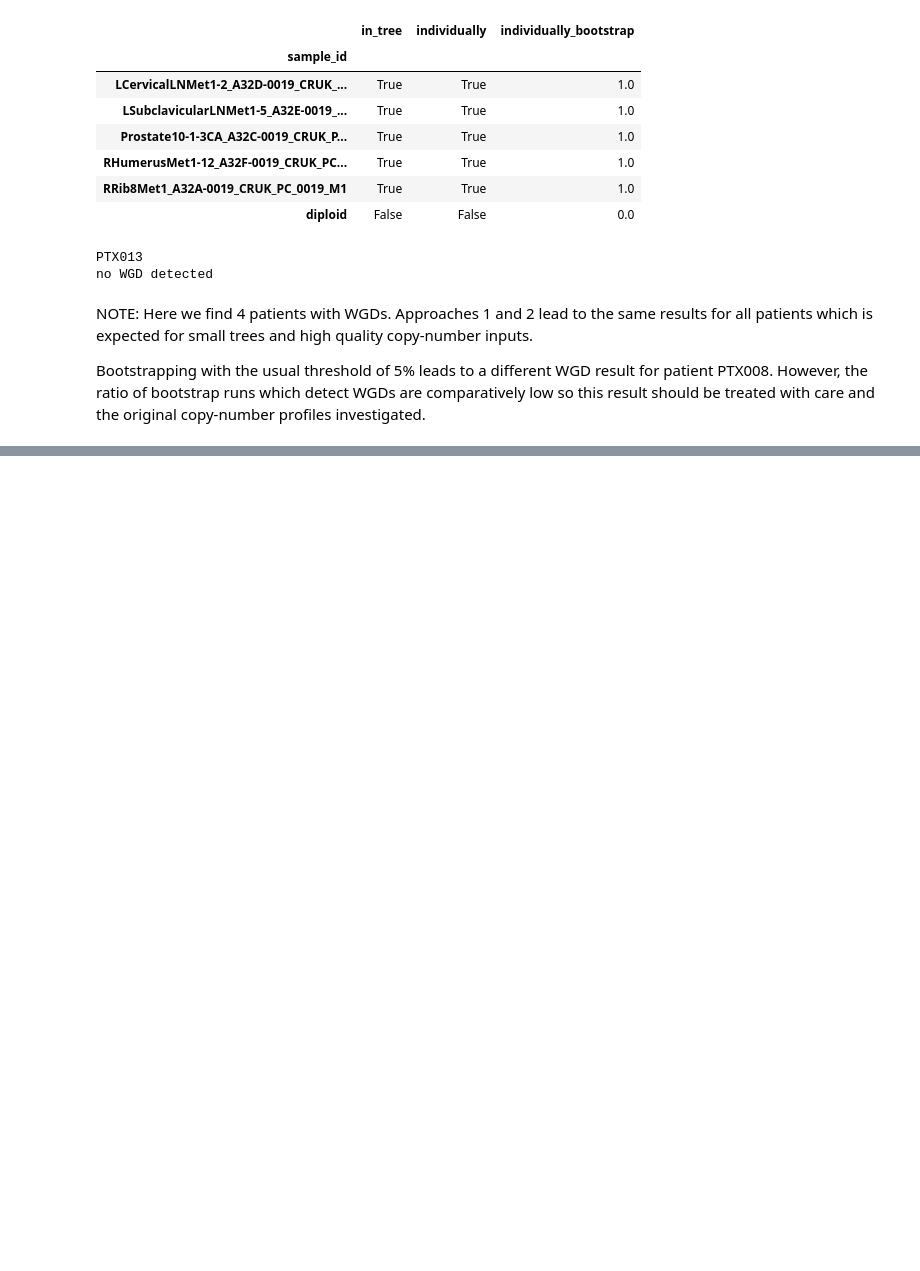
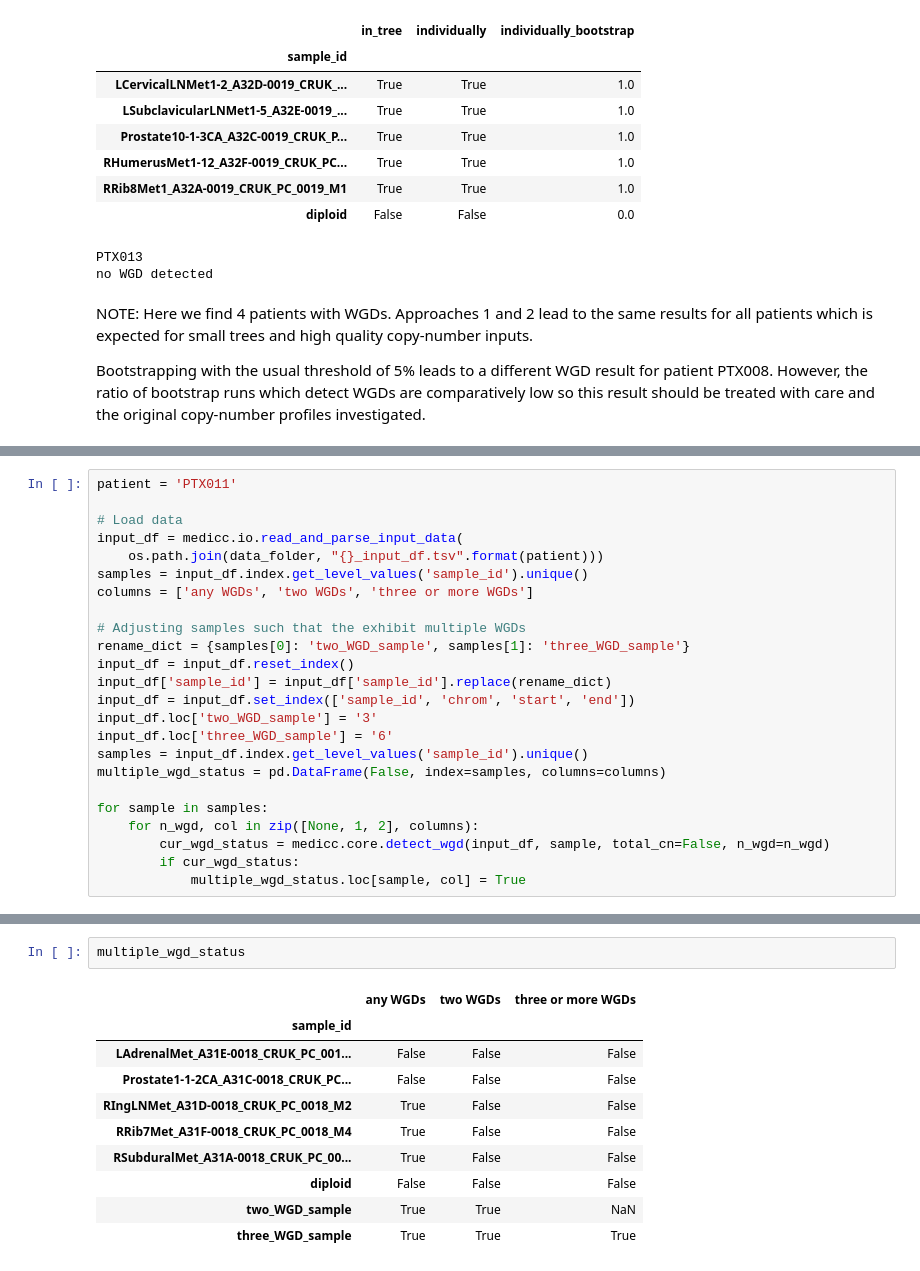
Before and after one commit to ICCB-Cologne/medicc2, a Jupyter notebook: notebooks/WGD_detection.ipynb, the cells around one changed output, grey strips where cells are left out. Cells and saved outputs as stored; diff of their text form; blank space fills up the shorter version.

Commit message:
Added "Detecting multiple WGDs" to WGD_detection notebook

```diff
--- a/notebooks/WGD_detection.ipynb
+++ b/notebooks/WGD_detection.ipynb
@@ -254,0 +259,24 @@ Bootstrapping with the usual threshold of 5% leads to a different WGD result for
+# %%
+patient = 'PTX011'
+
+# Load data
+input_df = medicc.io.read_and_parse_input_data(
+    os.path.join(data_folder, "{}_input_df.tsv".format(patient)))
+samples = input_df.index.get_level_values('sample_id').unique()
+columns = ['any WGDs', 'two WGDs', 'three or more WGDs']
+
+# Adjusting samples such that the exhibit multiple WGDs
+rename_dict = {samples[0]: 'two_WGD_sample', samples[1]: 'three_WGD_sample'}
+input_df = input_df.reset_index()
+input_df['sample_id'] = input_df['sample_id'].replace(rename_dict)
+input_df = input_df.set_index(['sample_id', 'chrom', 'start', 'end'])
+input_df.loc['two_WGD_sample'] = '3'
+input_df.loc['three_WGD_sample'] = '6'
+samples = input_df.index.get_level_values('sample_id').unique()
+multiple_wgd_status = pd.DataFrame(False, index=samples, columns=columns)
+
+for sample in samples:
+    for n_wgd, col in zip([None, 1, 2], columns):
+        cur_wgd_status = medicc.core.detect_wgd(input_df, sample, total_cn=False, n_wgd=n_wgd)
+        if cur_wgd_status:
+            multiple_wgd_status.loc[sample, col] = True
@@ -254,0 +285,13 @@ Bootstrapping with the usual threshold of 5% leads to a different WGD result for
+# %%
+multiple_wgd_status
+# %% [output]
+|  | any WGDs | two WGDs | three or more WGDs |
+| sample_id |  |  |  |
+| LAdrenalMet_A31E-0018_CRUK_PC_001... | False | False | False |
+| Prostate1-1-2CA_A31C-0018_CRUK_PC... | False | False | False |
+| RIngLNMet_A31D-0018_CRUK_PC_0018_M2 | True | False | False |
+| RRib7Met_A31F-0018_CRUK_PC_0018_M4 | True | False | False |
+| RSubduralMet_A31A-0018_CRUK_PC_00... | True | False | False |
+| diploid | False | False | False |
+| two_WGD_sample | True | True | NaN |
+| three_WGD_sample | True | True | True |
```
Also changed, not shown: parts of 7 cells of this notebook, 2 other files.
